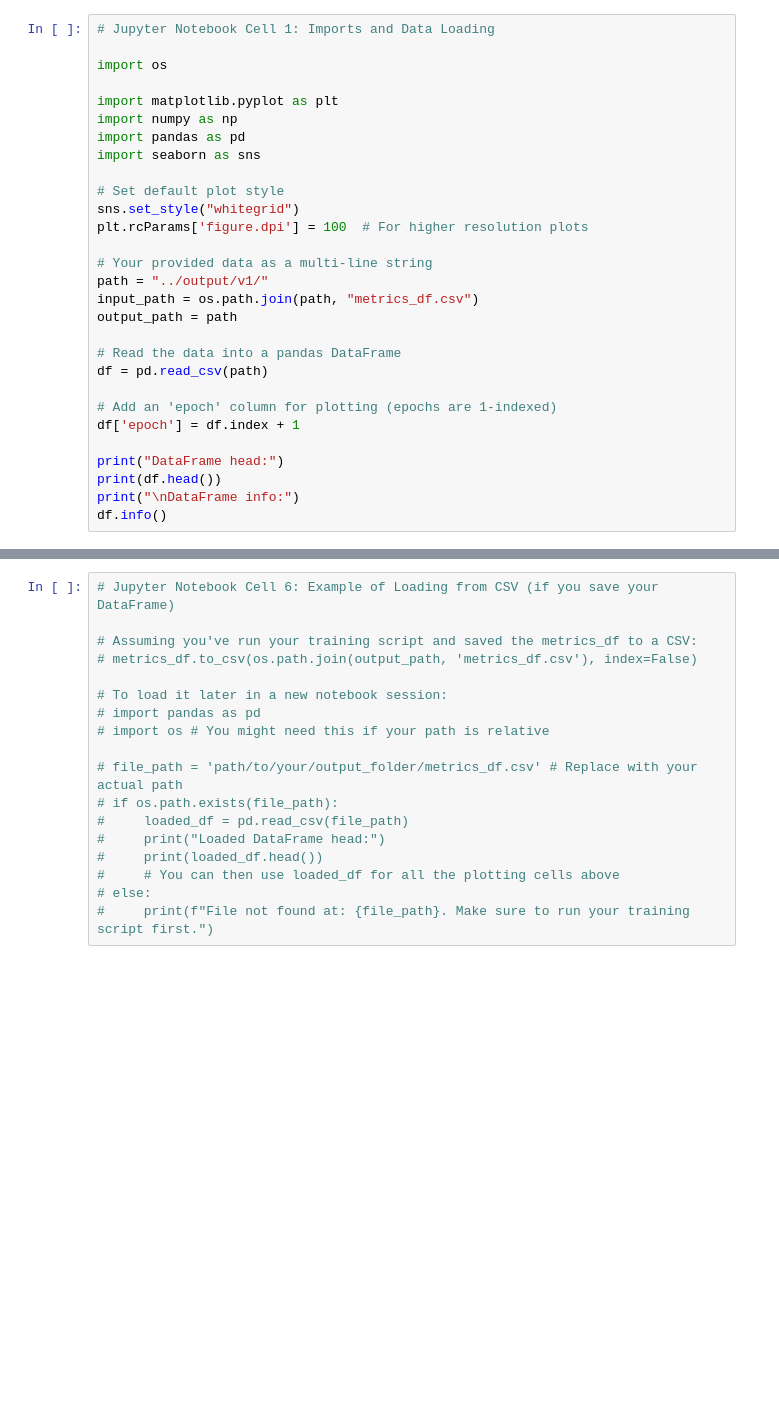
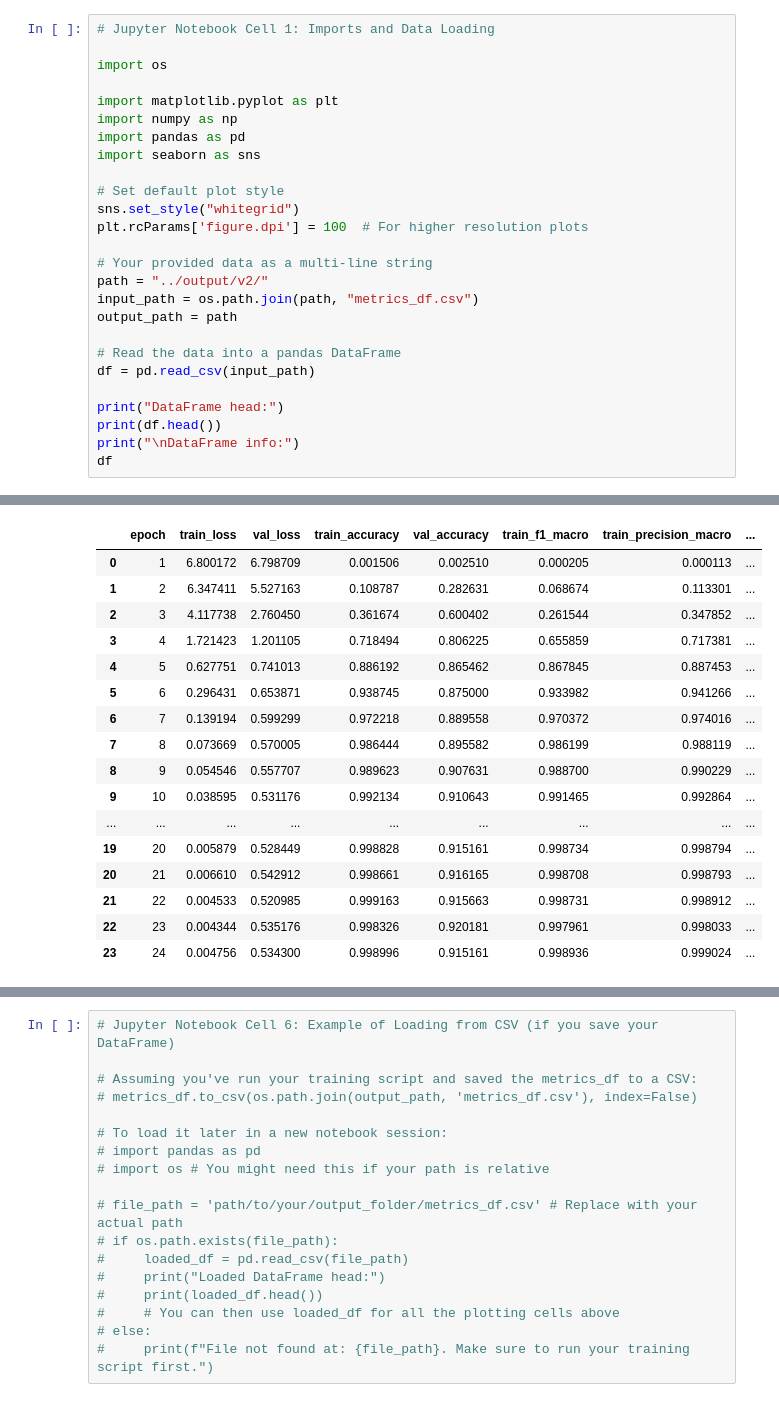
Before and after one commit to marcbeil/protein-prediction-project, a Jupyter notebook: src/vizualize_model_metrics.ipynb, the cells around one changed output, grey strips where cells are left out. Drawn from its saved outputs; the diff is of its cells as text; blank space fills up the shorter version.

```diff
--- a/src/vizualize_model_metrics.ipynb
+++ b/src/vizualize_model_metrics.ipynb
@@ -13,19 +13,16 @@ sns.set_style("whitegrid")
 plt.rcParams['figure.dpi'] = 100  # For higher resolution plots
 
 # Your provided data as a multi-line string
-path = "../output/v1/"
+path = "../output/v2/"
 input_path = os.path.join(path, "metrics_df.csv")
 output_path = path
 
 # Read the data into a pandas DataFrame
-df = pd.read_csv(path)
-
-# Add an 'epoch' column for plotting (epochs are 1-indexed)
-df['epoch'] = df.index + 1
+df = pd.read_csv(input_path)
 
 print("DataFrame head:")
 print(df.head())
 print("\nDataFrame info:")
-df.info()
+df
 # %% [output]
 DataFrame head:
@@ -48,3 +45,20 @@ memory usage: 1.1 KB
+|  | epoch | train_loss | val_loss | train_accuracy | val_accuracy | train_f1_macro | train_precision_macro | ... |
+| 0 | 1 | 6.800172 | 6.798709 | 0.001506 | 0.002510 | 0.000205 | 0.000113 | ... |
+| 1 | 2 | 6.347411 | 5.527163 | 0.108787 | 0.282631 | 0.068674 | 0.113301 | ... |
+| 2 | 3 | 4.117738 | 2.760450 | 0.361674 | 0.600402 | 0.261544 | 0.347852 | ... |
+| 3 | 4 | 1.721423 | 1.201105 | 0.718494 | 0.806225 | 0.655859 | 0.717381 | ... |
+| 4 | 5 | 0.627751 | 0.741013 | 0.886192 | 0.865462 | 0.867845 | 0.887453 | ... |
+| 5 | 6 | 0.296431 | 0.653871 | 0.938745 | 0.875000 | 0.933982 | 0.941266 | ... |
+| 6 | 7 | 0.139194 | 0.599299 | 0.972218 | 0.889558 | 0.970372 | 0.974016 | ... |
+| 7 | 8 | 0.073669 | 0.570005 | 0.986444 | 0.895582 | 0.986199 | 0.988119 | ... |
+| 8 | 9 | 0.054546 | 0.557707 | 0.989623 | 0.907631 | 0.988700 | 0.990229 | ... |
+| 9 | 10 | 0.038595 | 0.531176 | 0.992134 | 0.910643 | 0.991465 | 0.992864 | ... |
+| ... | ... | ... | ... | ... | ... | ... | ... | ... |
+| 19 | 20 | 0.005879 | 0.528449 | 0.998828 | 0.915161 | 0.998734 | 0.998794 | ... |
+| 20 | 21 | 0.006610 | 0.542912 | 0.998661 | 0.916165 | 0.998708 | 0.998793 | ... |
+| 21 | 22 | 0.004533 | 0.520985 | 0.999163 | 0.915663 | 0.998731 | 0.998912 | ... |
+| 22 | 23 | 0.004344 | 0.535176 | 0.998326 | 0.920181 | 0.997961 | 0.998033 | ... |
+| 23 | 24 | 0.004756 | 0.534300 | 0.998996 | 0.915161 | 0.998936 | 0.999024 | ... |
 # %%
 import os
 
```
Also changed, not shown: parts of 6 cells of this notebook, 1 other file.
